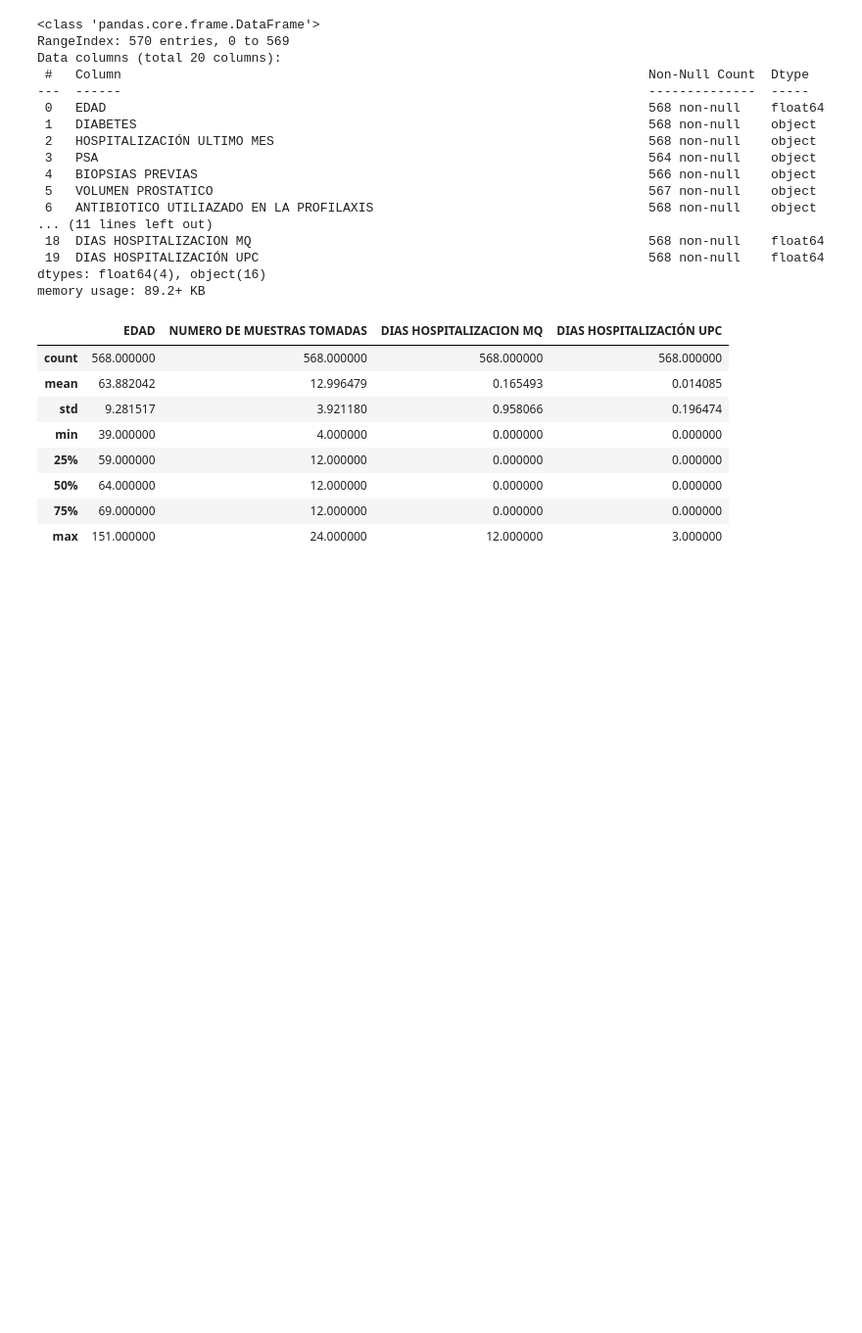
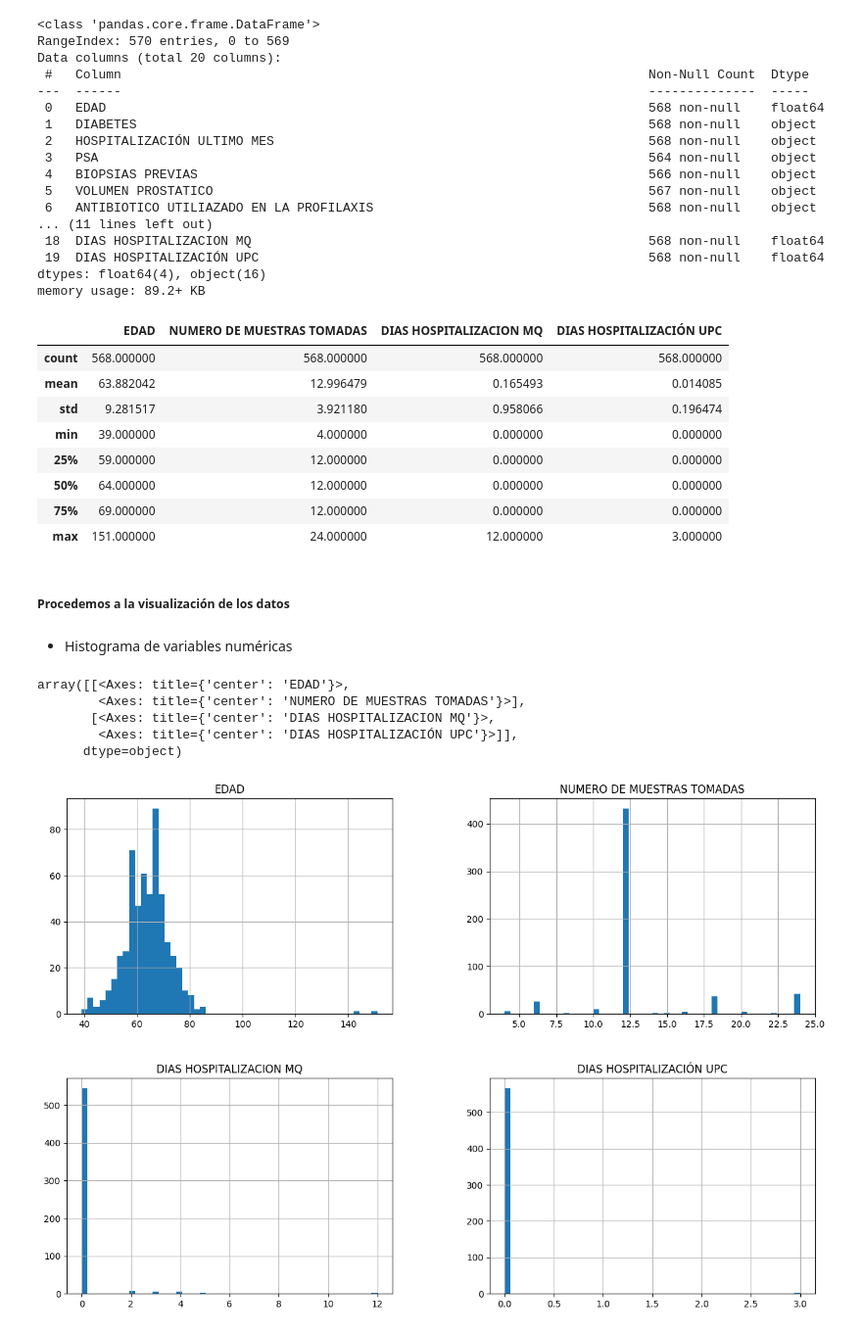
Before and after one commit to SebastianGSVV/Integrador_M6, a Jupyter notebook: Integrador_M6.ipynb, the cells around one changed output. Shown at 98% size. Saved outputs shown, nothing was run; the diff lists cells and outputs as text; code cells hidden in the pictures; blank space fills up the shorter version.

Commit message:
visualizacion de la distribución de las variables

```diff
--- a/Integrador_M6.ipynb
+++ b/Integrador_M6.ipynb
@@ -47,3 +47,16 @@ memory usage: 89.2+ KB
 | 50% | 64.000000 | 12.000000 | 0.000000 | 0.000000 |
 | 75% | 69.000000 | 12.000000 | 0.000000 | 0.000000 |
 | max | 151.000000 | 24.000000 | 12.000000 | 3.000000 |
+# %% [markdown]
+##### Procedemos a la visualización de los datos
+# %% [markdown]
++ Histograma de variables numéricas
+# %%
+df.hist(bins=50, figsize=(15, 10))
+# %% [output]
+array([[<Axes: title={'center': 'EDAD'}>,
+        <Axes: title={'center': 'NUMERO DE MUESTRAS TOMADAS'}>],
+       [<Axes: title={'center': 'DIAS HOSPITALIZACION MQ'}>,
+        <Axes: title={'center': 'DIAS HOSPITALIZACIÓN UPC'}>]],
+      dtype=object)
+[figure, added]
```
Also changed, not shown: parts of 4 cells of this notebook.
